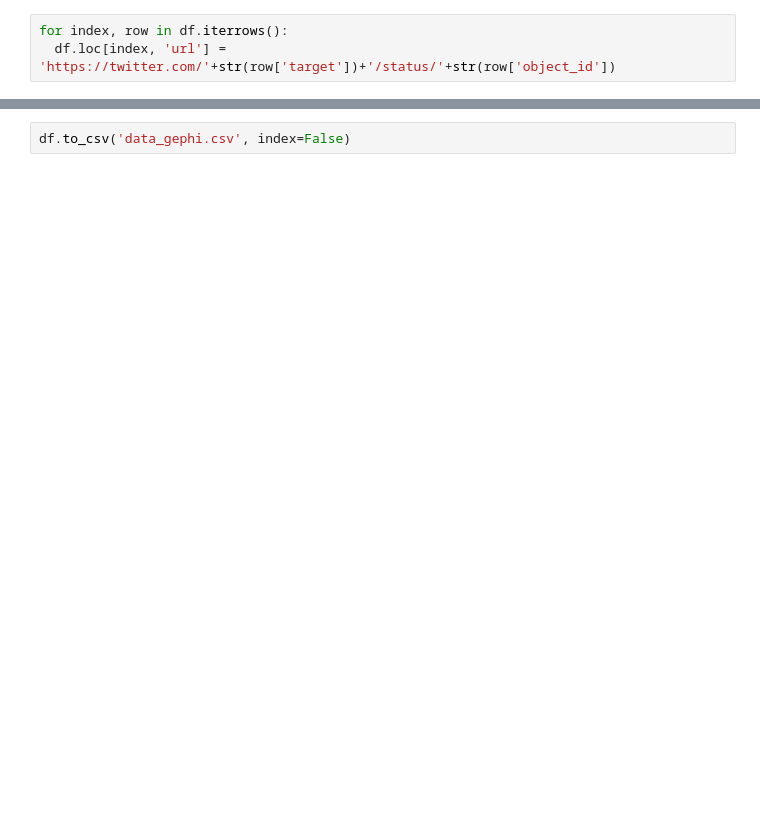
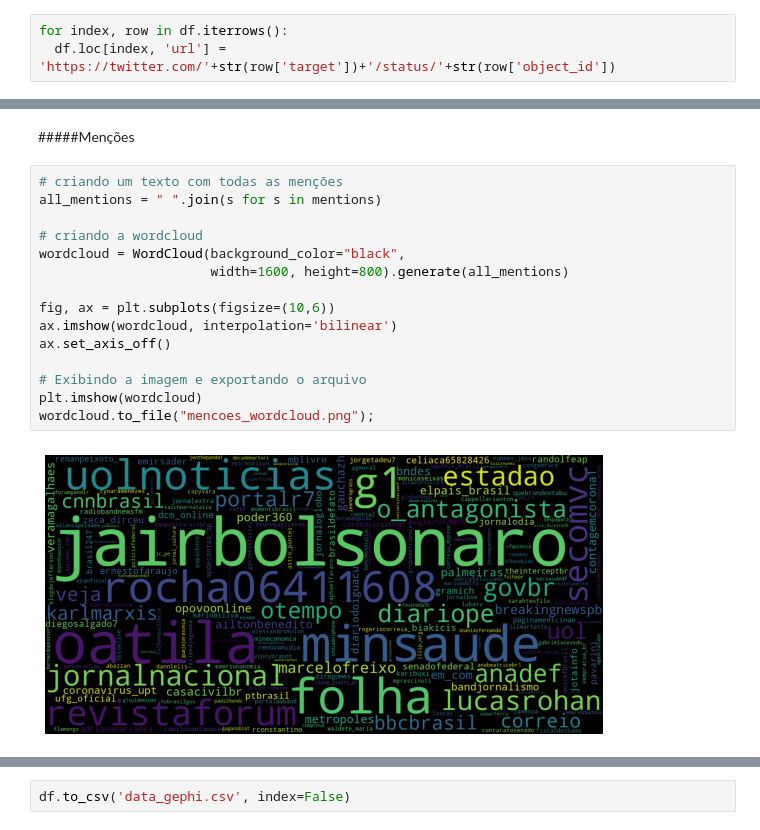
Before and after one commit to miguelsmachado/data_science, a Jupyter notebook: Análise_de_Mídias_Sociais_(Twitter).ipynb, the cells around one changed output, grey strips where cells are left out. Cells and saved outputs as stored; diff of their text form; blank space fills up the shorter version.

```diff
--- a/Análise_de_Mídias_Sociais_(Twitter).ipynb
+++ b/Análise_de_Mídias_Sociais_(Twitter).ipynb
@@ -110,0 +216,19 @@ Name: url, dtype: object
+# %% [markdown]
+#####Menções
+# %%
+# criando um texto com todas as menções
+all_mentions = " ".join(s for s in mentions)
+
+# criando a wordcloud
+wordcloud = WordCloud(background_color="black",
+                      width=1600, height=800).generate(all_mentions)
+
+fig, ax = plt.subplots(figsize=(10,6))
+ax.imshow(wordcloud, interpolation='bilinear')
+ax.set_axis_off()
+
+# Exibindo a imagem e exportando o arquivo
+plt.imshow(wordcloud)
+wordcloud.to_file("mencoes_wordcloud.png");
+# %% [output]
+[figure, added]
```
Also changed, not shown: parts of 45 cells of this notebook.
